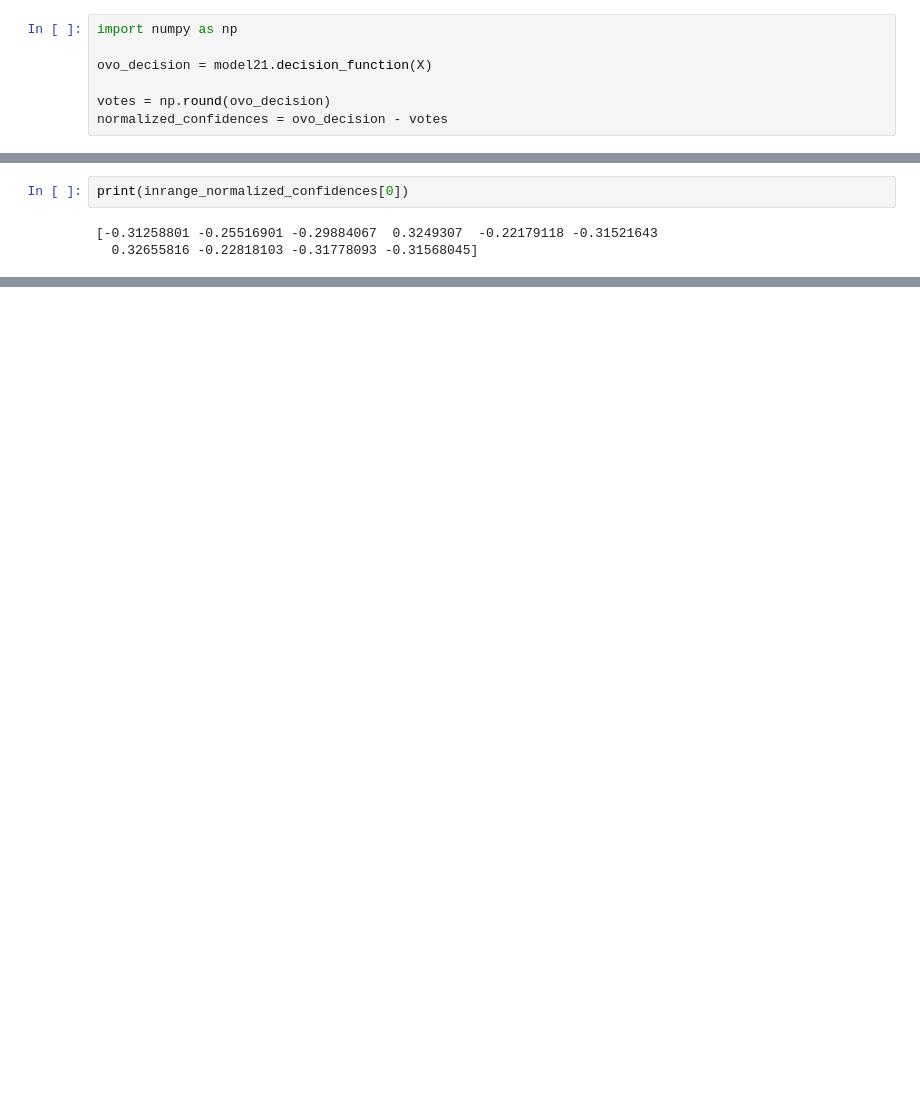
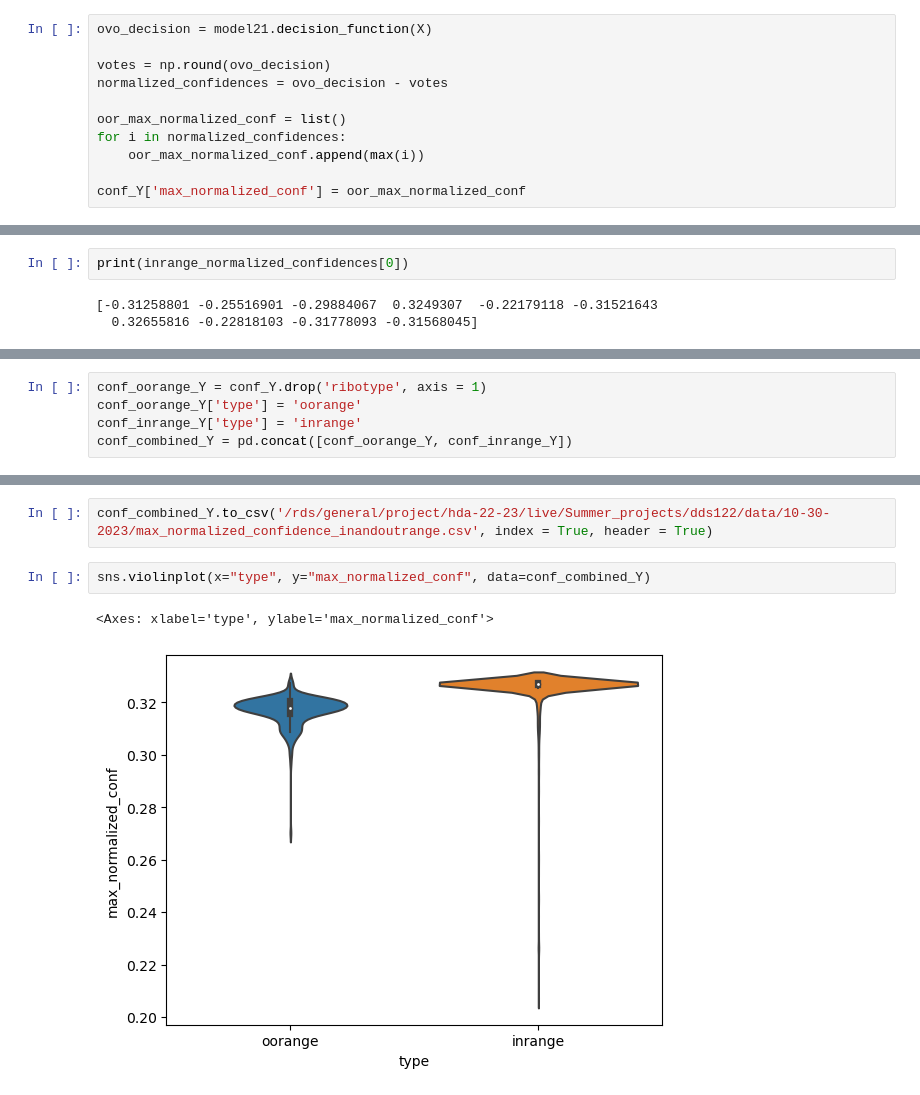
Before and after one commit to dibsondivya/amr-prediction, a Jupyter notebook: scripts/manuscript.ipynb, the cells around one changed output, grey strips where cells are left out. Cells and saved outputs as stored; diff of their text form; blank space fills up the shorter version.

```diff
--- a/scripts/manuscript.ipynb
+++ b/scripts/manuscript.ipynb
@@ -623,10 +505,14 @@ https://scikit-learn.org/stable/model_persistence.html#security-maintainability-
 # %%
-import numpy as np
-
 ovo_decision = model21.decision_function(X)
 
 votes = np.round(ovo_decision)
 normalized_confidences = ovo_decision - votes
+
+oor_max_normalized_conf = list()
+for i in normalized_confidences:
+    oor_max_normalized_conf.append(max(i))
+
+conf_Y['max_normalized_conf'] = oor_max_normalized_conf
 # %%
 print(normalized_confidences[0])
 # %% [output]
@@ -675,0 +549,5 @@ inrange_Y['max_p'] = inrange_max_p
+# %%
+conf_oorange_Y = conf_Y.drop('ribotype', axis = 1)
+conf_oorange_Y['type'] = 'oorange'
+conf_inrange_Y['type'] = 'inrange'
+conf_combined_Y = pd.concat([conf_oorange_Y, conf_inrange_Y])
@@ -675,0 +570,7 @@ inrange_Y['max_p'] = inrange_max_p
+# %%
+conf_combined_Y.to_csv('/rds/general/project/hda-22-23/live/Summer_projects/dds122/data/10-30-2023/max_normalized_confidence_inandoutrange.csv', index = True, header = True)
+# %%
+sns.violinplot(x="type", y="max_normalized_conf", data=conf_combined_Y)
+# %% [output]
+<Axes: xlabel='type', ylabel='max_normalized_conf'>
+[figure, added]
```
Also changed, not shown: parts of 74 cells of this notebook.
